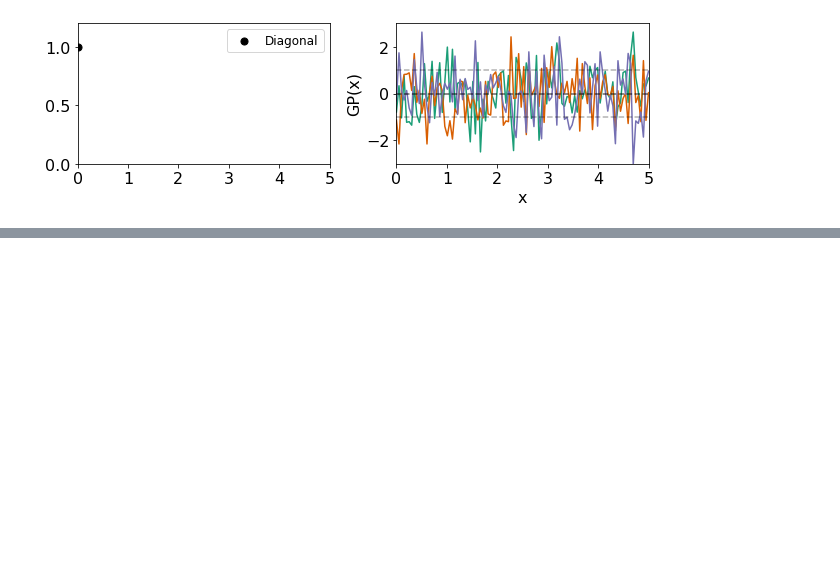
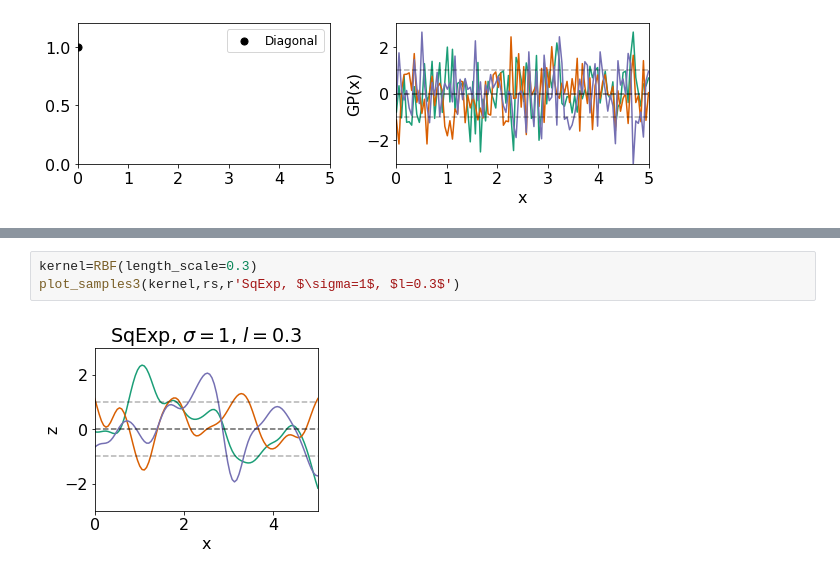
Before and after one commit to nleoni95/code2, a Jupyter notebook: figures/trajectoires_processusgaussiens.ipynb, the cells around one changed output, grey strips where cells are left out. Cells and saved outputs as stored; diff of their text form; blank space fills up the shorter version.

```diff
--- a/figures/trajectoires_processusgaussiens.ipynb
+++ b/figures/trajectoires_processusgaussiens.ipynb
@@ -275,0 +346,5 @@ plot_samples(k1,k2,k3,rs,names)
+# %%
+kernel=RBF(length_scale=0.3)
+plot_samples3(kernel,rs,r'SqExp, $\sigma=1$, $l=0.3$')
+# %% [output]
+[figure, added]
```
Also changed, not shown: parts of 7 cells of this notebook.
